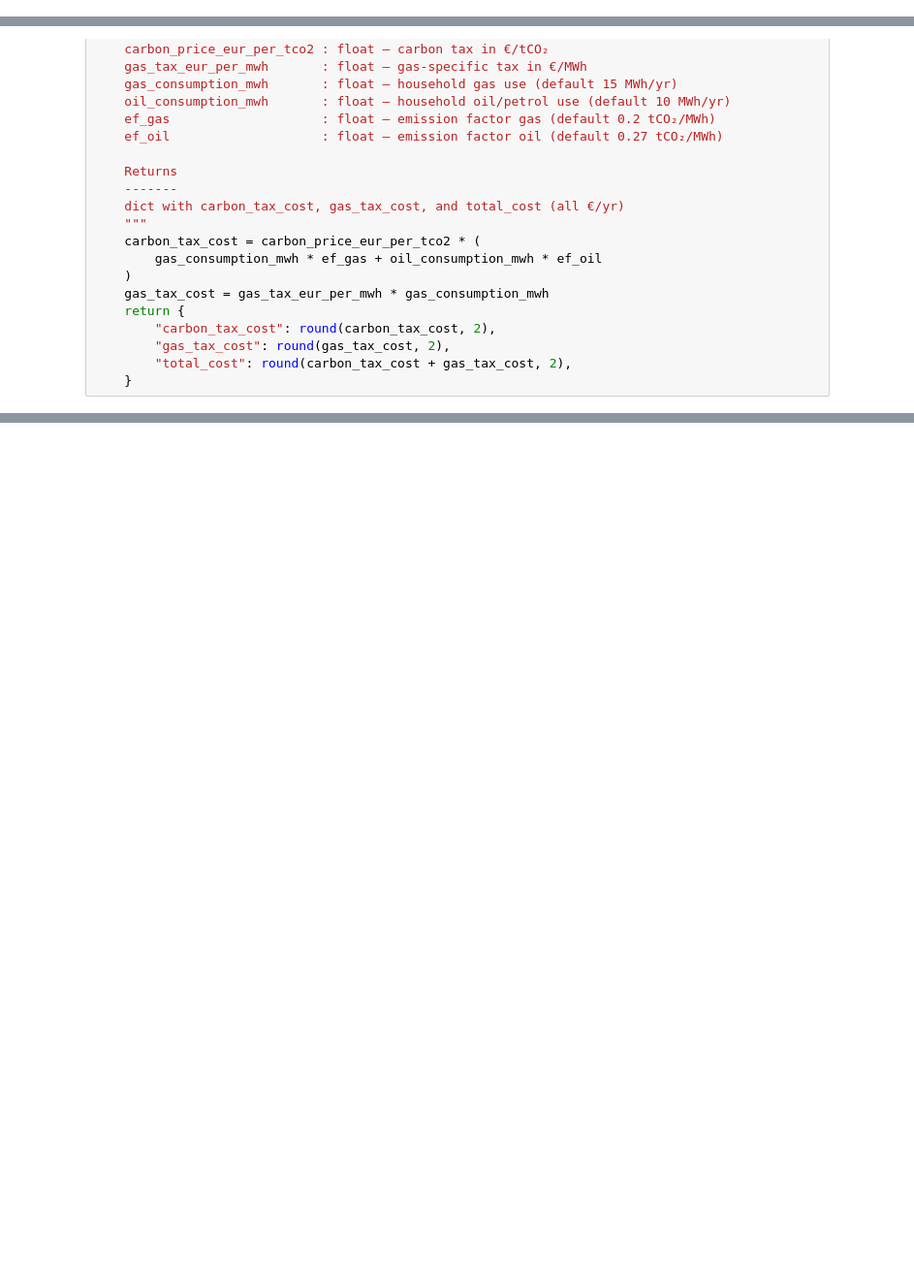
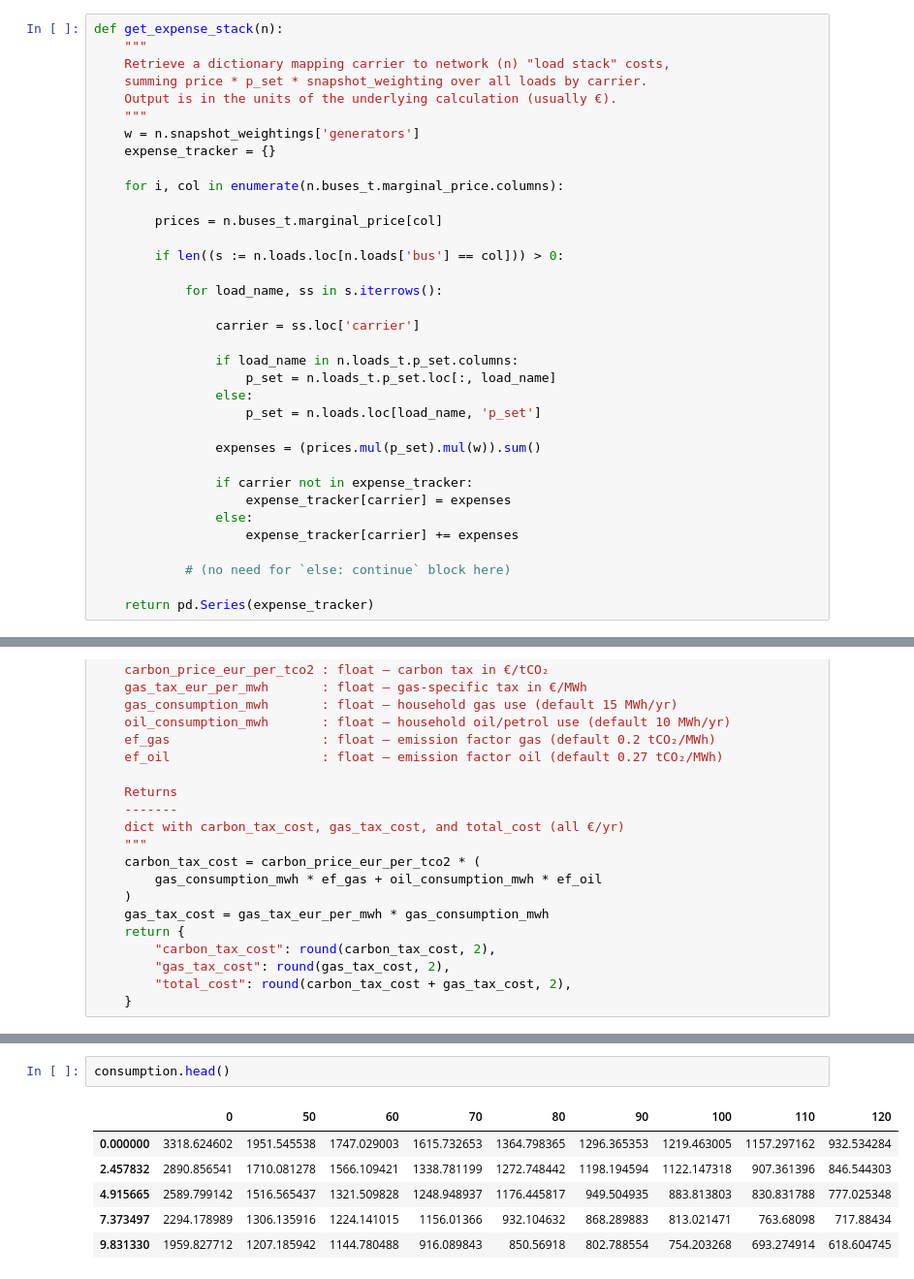
Before and after one commit to LukasFrankenQ/resilient-pypsa-eur, a Jupyter notebook: notebooks/contourplot.ipynb, the cells around one changed output, grey strips where cells are left out. Shown at 97% size. Saved outputs shown, nothing was run; the diff lists cells and outputs as text; blank space fills up the shorter version.

```diff
--- a/notebooks/contourplot.ipynb
+++ b/notebooks/contourplot.ipynb
@@ -39,6 +41,41 @@ idx = pd.IndexSlice
 # %%
 def get_gas_consumption(n):
     return n.statistics.energy_balance().loc[idx[:,'gas',:]].iloc[0] / 1e6
+# %%
+def get_expense_stack(n):
+    """
+    Retrieve a dictionary mapping carrier to network (n) "load stack" costs,
+    summing price * p_set * snapshot_weighting over all loads by carrier.
+    Output is in the units of the underlying calculation (usually €).
+    """
+    w = n.snapshot_weightings['generators']
+    expense_tracker = {}
+
+    for i, col in enumerate(n.buses_t.marginal_price.columns):
+
+        prices = n.buses_t.marginal_price[col]
+
+        if len((s := n.loads.loc[n.loads['bus'] == col])) > 0:
+
+            for load_name, ss in s.iterrows():
+
+                carrier = ss.loc['carrier']
+
+                if load_name in n.loads_t.p_set.columns:
+                    p_set = n.loads_t.p_set.loc[:, load_name]
+                else:
+                    p_set = n.loads.loc[load_name, 'p_set']
+
+                expenses = (prices.mul(p_set).mul(w)).sum()
+
+                if carrier not in expense_tracker:
+                    expense_tracker[carrier] = expenses
+                else:
+                    expense_tracker[carrier] += expenses
+
+            # (no need for `else: continue` block here)
+
+    return pd.Series(expense_tracker)
 # %%
 from itertools import product
 
@@ -159,0 +188,9 @@ consumption
+# %%
+consumption.head()
+# %% [output]
+|  | 0 | 50 | 60 | 70 | 80 | 90 | 100 | 110 | 120 |
+| 0.000000 | 3318.624602 | 1951.545538 | 1747.029003 | 1615.732653 | 1364.798365 | 1296.365353 | 1219.463005 | 1157.297162 | 932.534284 |
+| 2.457832 | 2890.856541 | 1710.081278 | 1566.109421 | 1338.781199 | 1272.748442 | 1198.194594 | 1122.147318 | 907.361396 | 846.544303 |
+| 4.915665 | 2589.799142 | 1516.565437 | 1321.509828 | 1248.948937 | 1176.445817 | 949.504935 | 883.813803 | 830.831788 | 777.025348 |
+| 7.373497 | 2294.178989 | 1306.135916 | 1224.141015 | 1156.01366 | 932.104632 | 868.289883 | 813.021471 | 763.68098 | 717.88434 |
+| 9.831330 | 1959.827712 | 1207.185942 | 1144.780488 | 916.089843 | 850.56918 | 802.788554 | 754.203268 | 693.274914 | 618.604745 |
```
Also changed, not shown: parts of 13 cells of this notebook.
